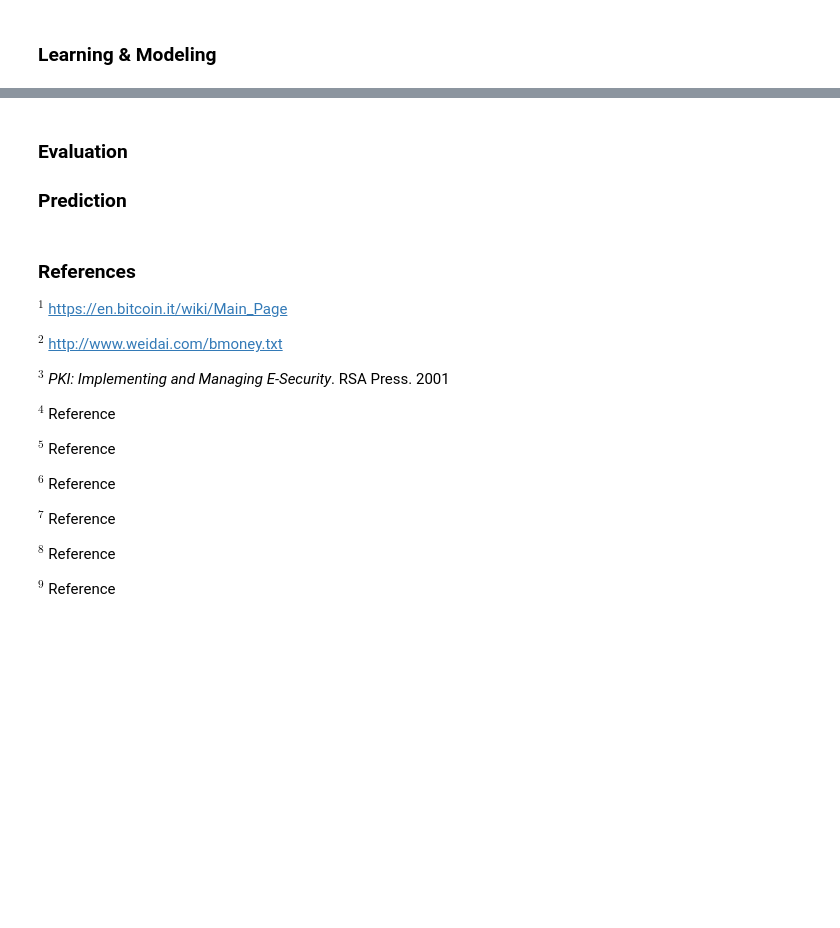
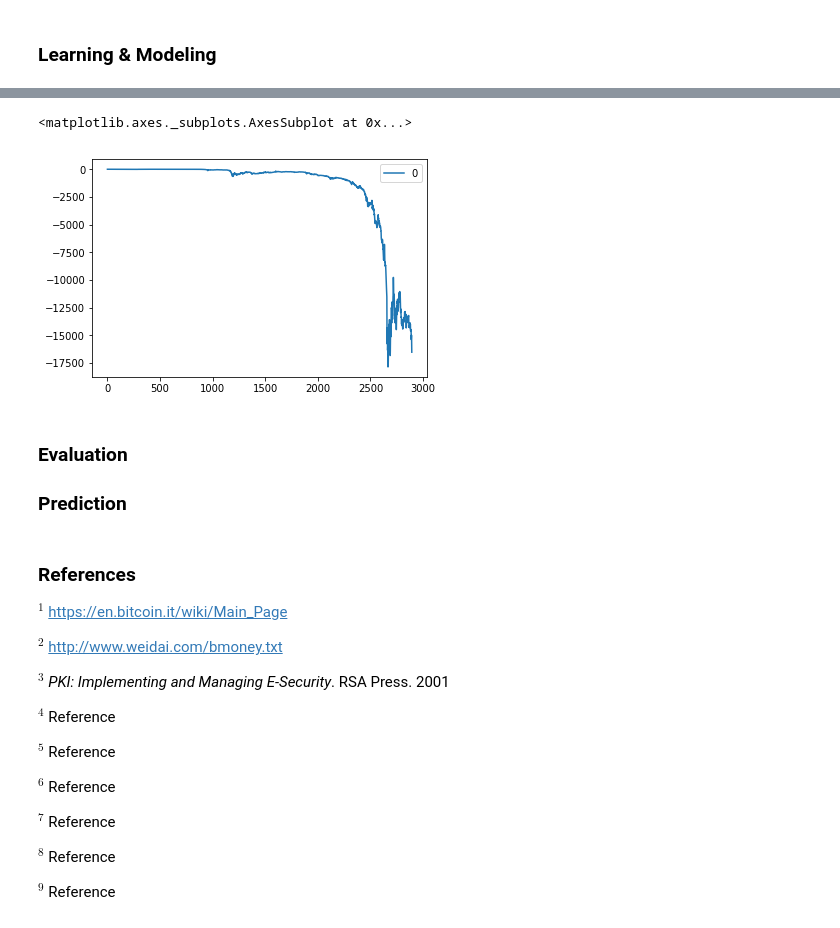
Before and after one commit to lopezdp/MachineLearningResearch, a Jupyter notebook: CryptoCurrencyResearch/PricingResearch.ipynb, the cells around one changed output, grey strips where cells are left out. Drawn from its saved outputs; the diff is of its cells as text; code cells hidden in the pictures; blank space fills up the shorter version.

```diff
--- a/CryptoCurrencyResearch/PricingResearch.ipynb
+++ b/CryptoCurrencyResearch/PricingResearch.ipynb
@@ -794,13 +807,3 @@ sb.heatmap(btcCorr, annot = True, linewidths = .5, cmap = "coolwarm")
 Using an **Ordinary Least Squares Regression** on a single predictor, we can model the relationship between the feature and the label with a straight line. Extending this concept to a **Multiple Regression**, we can fit a $p$-dimensional hyperplane to our $p$ predictors.
 
 We can display this for two featured variables in a three dimensional plot.
-# %%
-predictors = [price['price'], diffy, mwnus, blchs,
-          hrate, cptrv, ntrat, mirev, cptra,
-          trvou, etrvu, trfus, mktcp, gld.gld, oil.crude, usd.usd, sp500.sp500, gglTrnd]
-
-labels = [price['ret']]
-
-predictData = pd.concat(predictors, axis=1)
-labelData = pd.concat(labels, axis=1)
-corrData.shape
@@ -961,3 +987,8 @@ Root Mean Squared Error (on training data): 64221.222
+# %%
+pd.DataFrame(predictions).plot()
+# %% [output]
+<matplotlib.axes._subplots.AxesSubplot at 0x...>
+[figure, added]
 # %% [markdown]
 ### Evaluation
 
```
Also changed, not shown: parts of 10 cells of this notebook.
